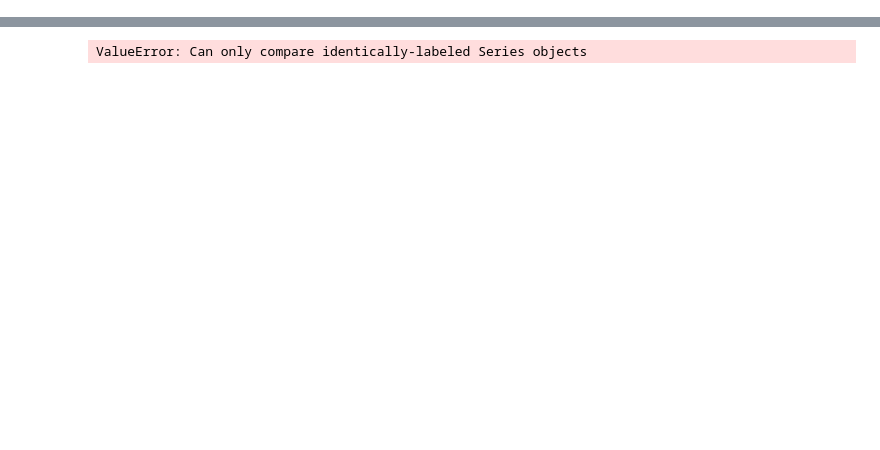
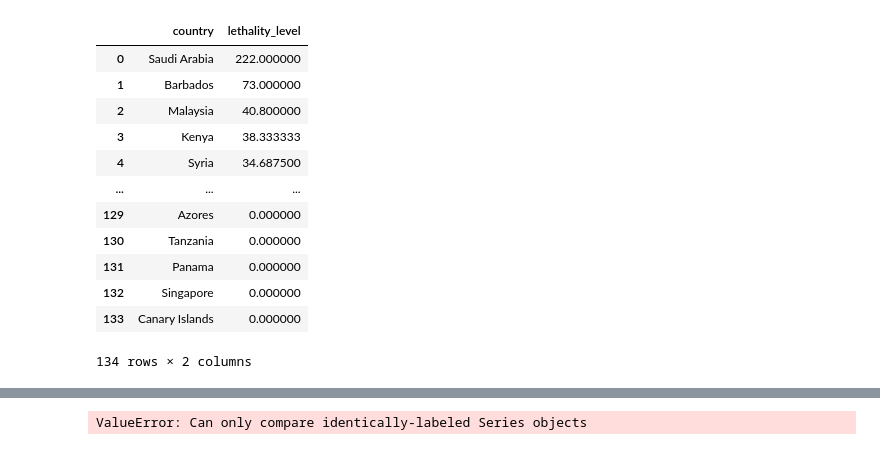
Before and after one commit to DavidAdler0/final_data_proj, a Jupyter notebook: blueprints/sand_box.ipynb, the cells around one changed output, grey strips where cells are left out. Saved outputs shown, nothing was run; the diff lists cells and outputs as text; code cells hidden in the pictures; blank space fills up the shorter version.

```diff
--- a/blueprints/sand_box.ipynb
+++ b/blueprints/sand_box.ipynb
@@ -34,6 +77,22 @@ terror_events
 # %%
 lethality_by_area = terror_events.merge(location,left_on="location_id", right_on= "id").groupby("country").mean('lethality_level').sort_values('lethality_level', ascending=False).reset_index()[
     ['country', 'lethality_level']]
+# %%
+lethality_by_area
+# %% [output]
+|  | country | lethality_level |
+| 0 | Saudi Arabia | 222.000000 |
+| 1 | Barbados | 73.000000 |
+| 2 | Malaysia | 40.800000 |
+| 3 | Kenya | 38.333333 |
+| 4 | Syria | 34.687500 |
+| ... | ... | ... |
+| 129 | Azores | 0.000000 |
+| 130 | Tanzania | 0.000000 |
+| 131 | Panama | 0.000000 |
+| 132 | Singapore | 0.000000 |
+| 133 | Canary Islands | 0.000000 |
+134 rows × 2 columns
 # %%
 import folium
 import pandas as pd
```
Also changed, not shown: parts of 4 cells of this notebook, 10 other files.
